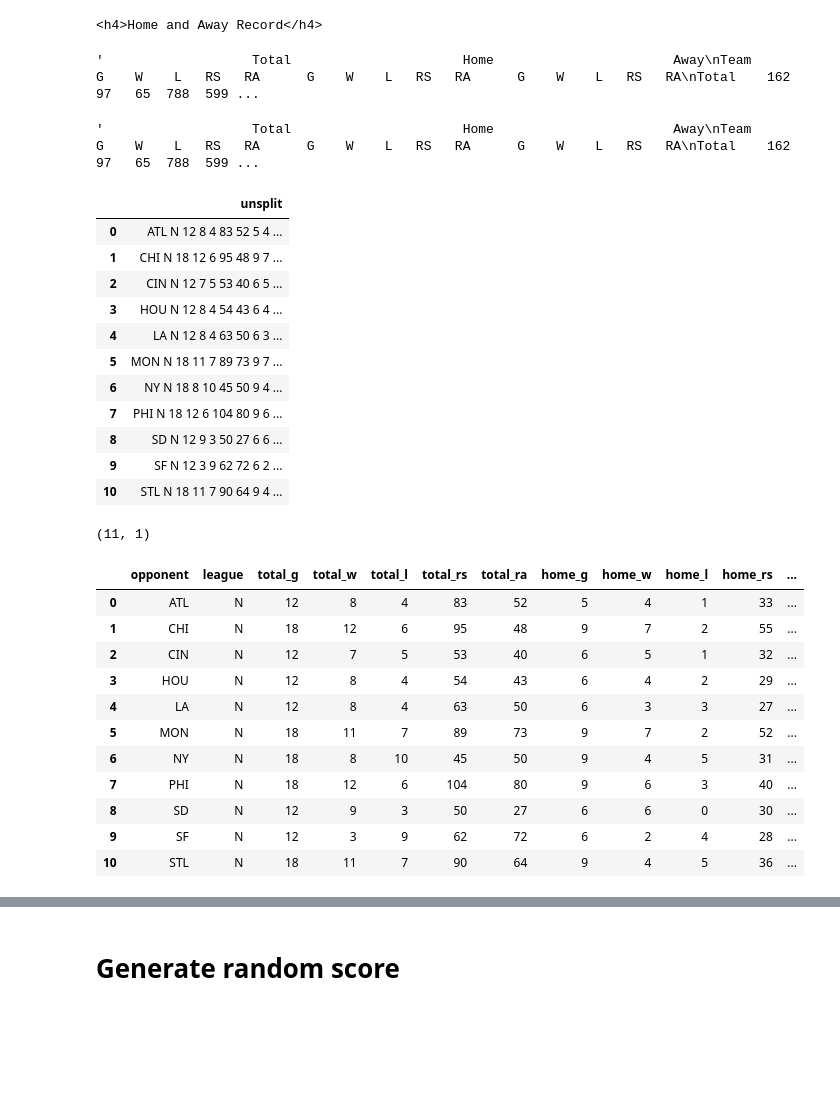
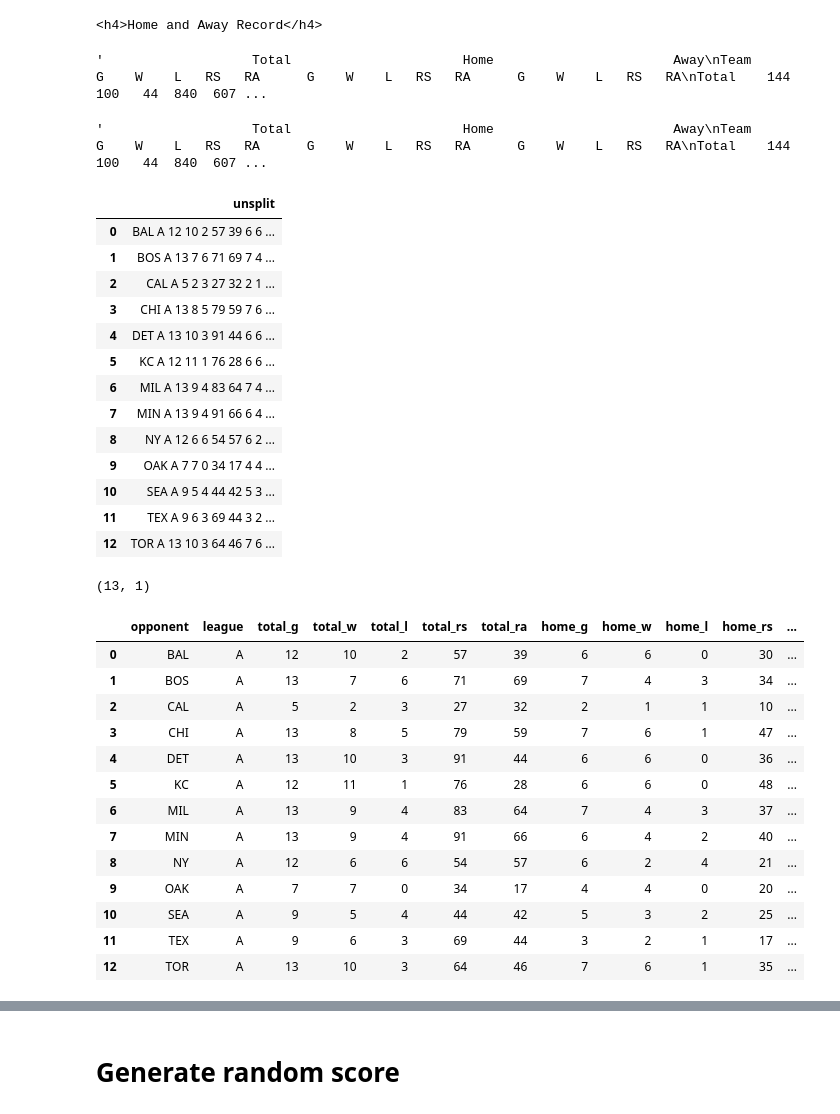
Before and after one commit to jgodin21/sherco_ratings, a Jupyter notebook: code/create fast action chart for given season.ipynb, the cells around one changed output, grey strips where cells are left out. Saved outputs shown, nothing was run; the diff lists cells and outputs as text; code cells hidden in the pictures; blank space fills up the shorter version.

```diff
--- a/code/create fast action chart for given season.ipynb
+++ b/code/create fast action chart for given season.ipynb
@@ -99,7 +119,7 @@ my_teams = [char[1:4] for char in my_hrefs]
 # %%
 session = requests.session()
 # %%
-url = "https://www.retrosheet.org/boxesetc/1971/TPIT01971.htm"
+url = "https://www.retrosheet.org/boxesetc/1995/TCLE01995.htm"
 # %%
 s = session.get(url)
 # %%
@@ -132,12 +152,12 @@ first_pre
 # %%
 first_pre.find_next_siblings('pre')[0].text
 # %% [output]
-'                   Total                      Home                       Away\nTeam       G    W    L   RS   RA      G    W    L   RS   RA      G    W    L   RS   RA\nTotal    162   97   65  788  599 ...
+'                   Total                      Home                       Away\nTeam       G    W    L   RS   RA      G    W    L   RS   RA      G    W    L   RS   RA\nTotal    144  100   44  840  607 ...
 # %%
 data = first_pre.find_next_siblings('pre')[0].text
 data
 # %% [output]
-'                   Total                      Home                       Away\nTeam       G    W    L   RS   RA      G    W    L   RS   RA      G    W    L   RS   RA\nTotal    162   97   65  788  599 ...
+'                   Total                      Home                       Away\nTeam       G    W    L   RS   RA      G    W    L   RS   RA      G    W    L   RS   RA\nTotal    144  100   44  840  607 ...
 # %%
 table = pd.DataFrame([x.strip('\t') for x in data.split('\n')], columns=["unsplit"])
 table.drop(table.index[0:3], axis=0, inplace=True)
@@ -147,44 +167,48 @@ table = table.drop(columns="index")
 table
 # %% [output]
 |  | unsplit |
-| 0 | ATL N 12 8 4 83 52 5 4 ... |
-| 1 | CHI N 18 12 6 95 48 9 7 ... |
-| 2 | CIN N 12 7 5 53 40 6 5 ... |
-| 3 | HOU N 12 8 4 54 43 6 4 ... |
-| 4 | LA N 12 8 4 63 50 6 3 ... |
-| 5 | MON N 18 11 7 89 73 9 7 ... |
-| 6 | NY N 18 8 10 45 50 9 4 ... |
-| 7 | PHI N 18 12 6 104 80 9 6 ... |
-| 8 | SD N 12 9 3 50 27 6 6 ... |
-| 9 | SF N 12 3 9 62 72 6 2 ... |
-| 10 | STL N 18 11 7 90 64 9 4 ... |
+| 0 | BAL A 12 10 2 57 39 6 6 ... |
+| 1 | BOS A 13 7 6 71 69 7 4 ... |
+| 2 | CAL A 5 2 3 27 32 2 1 ... |
+| 3 | CHI A 13 8 5 79 59 7 6 ... |
+| 4 | DET A 13 10 3 91 44 6 6 ... |
+| 5 | KC A 12 11 1 76 28 6 6 ... |
+| 6 | MIL A 13 9 4 83 64 7 4 ... |
+| 7 | MIN A 13 9 4 91 66 6 4 ... |
+| 8 | NY A 12 6 6 54 57 6 2 ... |
+| 9 | OAK A 7 7 0 34 17 4 4 ... |
+| 10 | SEA A 9 5 4 44 42 5 3 ... |
+| 11 | TEX A 9 6 3 69 44 3 2 ... |
+| 12 | TOR A 13 10 3 64 46 7 6 ... |
 # %%
 table.shape
 # %% [output]
-(11, 1)
+(13, 1)
 # %%
 my_cols = [
     'opponent', 'league', 'total_g', 'total_w', 'total_l', 'total_rs', 'total_ra',
     'home_g', 'home_w', 'home_l', 'home_rs', 'home_ra',
     'away_g', 'away_w', 'away_l', 'away_rs', 'away_ra'
 ]
 df = pd.DataFrame()
-df[my_cols] = table['unsplit'].str.split('\s+',expand=True)
-df["team"] = "PIT"
+df[my_cols] = table['unsplit'].str.split(r'\s+',expand=True)
+df["team"] = "CLE"
 df
 # %% [output]
 |  | opponent | league | total_g | total_w | total_l | total_rs | total_ra | home_g | home_w | home_l | home_rs | ... |
-| 0 | ATL | N | 12 | 8 | 4 | 83 | 52 | 5 | 4 | 1 | 33 | ... |
-| 1 | CHI | N | 18 | 12 | 6 | 95 | 48 | 9 | 7 | 2 | 55 | ... |
-| 2 | CIN | N | 12 | 7 | 5 | 53 | 40 | 6 | 5 | 1 | 32 | ... |
-| 3 | HOU | N | 12 | 8 | 4 | 54 | 43 | 6 | 4 | 2 | 29 | ... |
-| 4 | LA | N | 12 | 8 | 4 | 63 | 50 | 6 | 3 | 3 | 27 | ... |
-| 5 | MON | N | 18 | 11 | 7 | 89 | 73 | 9 | 7 | 2 | 52 | ... |
-| 6 | NY | N | 18 | 8 | 10 | 45 | 50 | 9 | 4 | 5 | 31 | ... |
-| 7 | PHI | N | 18 | 12 | 6 | 104 | 80 | 9 | 6 | 3 | 40 | ... |
-| 8 | SD | N | 12 | 9 | 3 | 50 | 27 | 6 | 6 | 0 | 30 | ... |
-| 9 | SF | N | 12 | 3 | 9 | 62 | 72 | 6 | 2 | 4 | 28 | ... |
-| 10 | STL | N | 18 | 11 | 7 | 90 | 64 | 9 | 4 | 5 | 36 | ... |
+| 0 | BAL | A | 12 | 10 | 2 | 57 | 39 | 6 | 6 | 0 | 30 | ... |
+| 1 | BOS | A | 13 | 7 | 6 | 71 | 69 | 7 | 4 | 3 | 34 | ... |
+| 2 | CAL | A | 5 | 2 | 3 | 27 | 32 | 2 | 1 | 1 | 10 | ... |
+| 3 | CHI | A | 13 | 8 | 5 | 79 | 59 | 7 | 6 | 1 | 47 | ... |
+| 4 | DET | A | 13 | 10 | 3 | 91 | 44 | 6 | 6 | 0 | 36 | ... |
+| 5 | KC | A | 12 | 11 | 1 | 76 | 28 | 6 | 6 | 0 | 48 | ... |
+| 6 | MIL | A | 13 | 9 | 4 | 83 | 64 | 7 | 4 | 3 | 37 | ... |
+| 7 | MIN | A | 13 | 9 | 4 | 91 | 66 | 6 | 4 | 2 | 40 | ... |
+| 8 | NY | A | 12 | 6 | 6 | 54 | 57 | 6 | 2 | 4 | 21 | ... |
+| 9 | OAK | A | 7 | 7 | 0 | 34 | 17 | 4 | 4 | 0 | 20 | ... |
+| 10 | SEA | A | 9 | 5 | 4 | 44 | 42 | 5 | 3 | 2 | 25 | ... |
+| 11 | TEX | A | 9 | 6 | 3 | 69 | 44 | 3 | 2 | 1 | 17 | ... |
+| 12 | TOR | A | 13 | 10 | 3 | 64 | 46 | 7 | 6 | 1 | 35 | ... |
 # %%
 type_dict = {
     'total_g': 'int',
```
Also changed, not shown: parts of 55 cells of this notebook.
